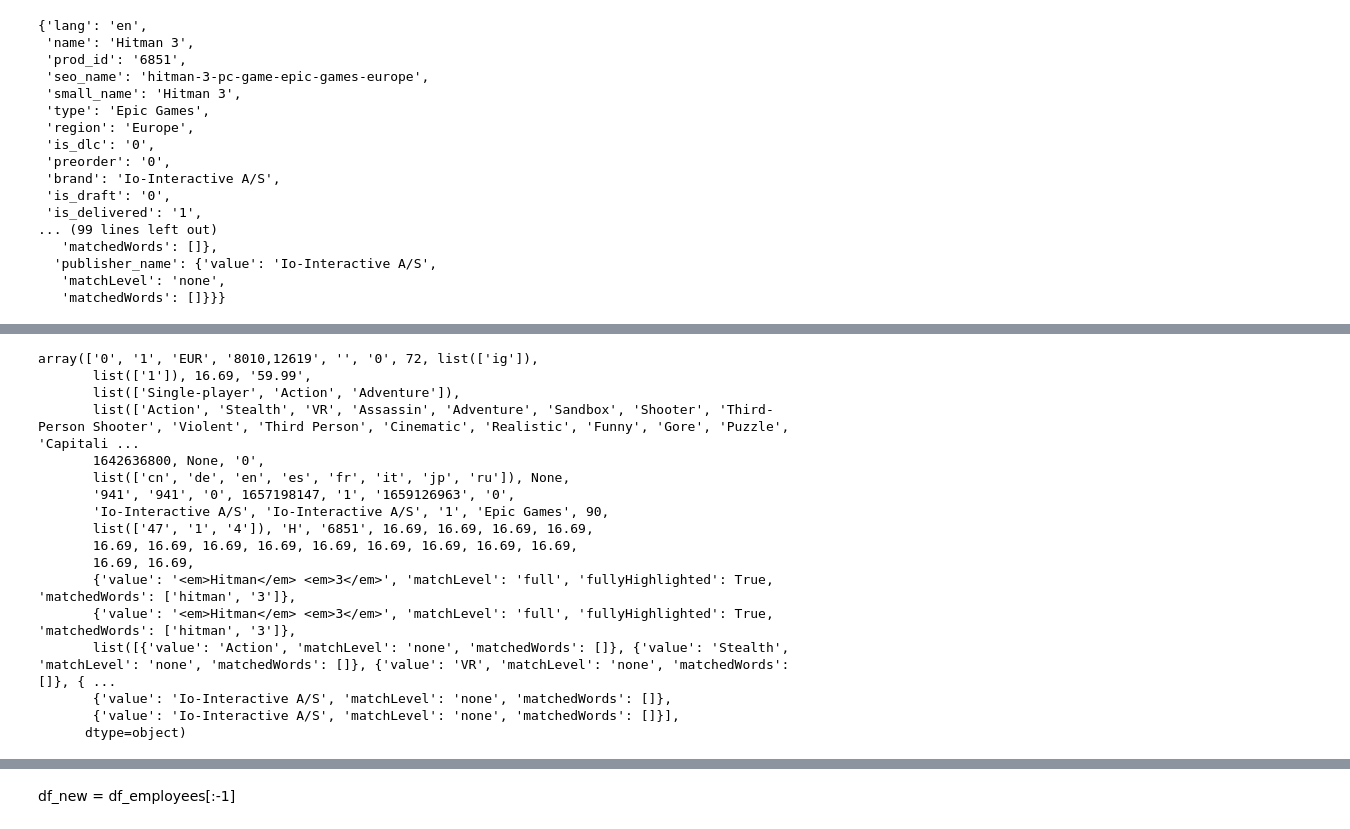
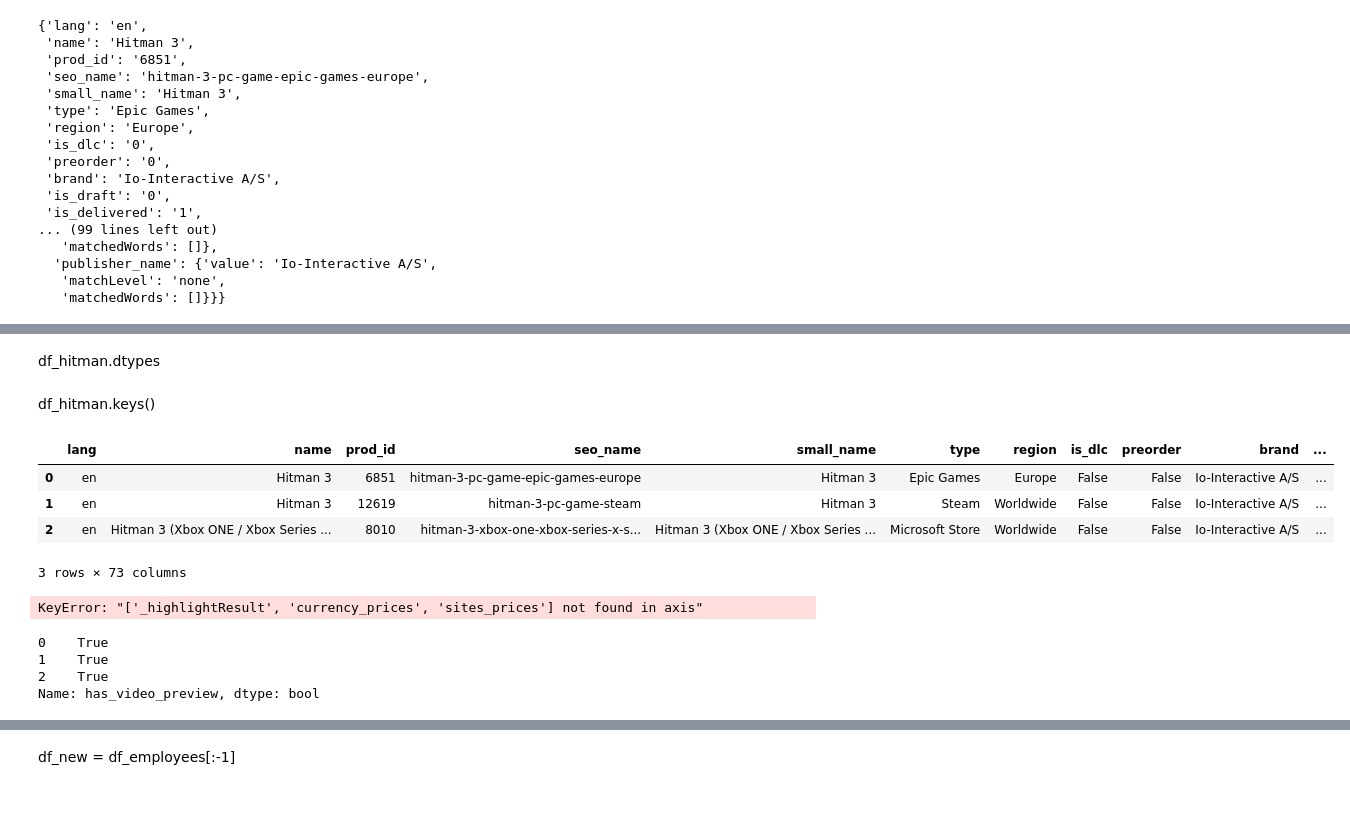
Before and after one commit to robboten/scraping_prices, a Jupyter notebook: ig_scrape.ipynb, the cells around one changed output, grey strips where cells are left out. Drawn from its saved outputs; the diff is of its cells as text; code cells hidden in the pictures; blank space fills up the shorter version.

Commit message:
data conversions

```diff
--- a/ig_scrape.ipynb
+++ b/ig_scrape.ipynb
@@ -75,24 +79,4 @@ dfh=df_hitman.astype({'sites':str,"platforms":str})
-# %%
-json_data=response.json()['hits']
-df_hitman_prices=pd.json_normalize(json_data,max_level=1)
-df_hitman_prices.dtypes
-
-df_hitman_prices.values[0][10:]
-# %% [output]
-array(['0', '1', 'EUR', '8010,12619', '', '0', 72, list(['ig']),
-       list(['1']), 16.69, '59.99',
-       list(['Single-player', 'Action', 'Adventure']),
-       list(['Action', 'Stealth', 'VR', 'Assassin', 'Adventure', 'Sandbox', 'Shooter', 'Third-Person Shooter', 'Violent', 'Third Person', 'Cinematic', 'Realistic', 'Funny', 'Gore', 'Puzzle', 'Capitali ...
-       1642636800, None, '0',
-       list(['cn', 'de', 'en', 'es', 'fr', 'it', 'jp', 'ru']), None,
-       '941', '941', '0', 1657198147, '1', '1659126963', '0',
-       'Io-Interactive A/S', 'Io-Interactive A/S', '1', 'Epic Games', 90,
-       list(['47', '1', '4']), 'H', '6851', 16.69, 16.69, 16.69, 16.69,
-       16.69, 16.69, 16.69, 16.69, 16.69, 16.69, 16.69, 16.69, 16.69,
-       16.69, 16.69,
-       {'value': '<em>Hitman</em> <em>3</em>', 'matchLevel': 'full', 'fullyHighlighted': True, 'matchedWords': ['hitman', '3']},
-       {'value': '<em>Hitman</em> <em>3</em>', 'matchLevel': 'full', 'fullyHighlighted': True, 'matchedWords': ['hitman', '3']},
-       list([{'value': 'Action', 'matchLevel': 'none', 'matchedWords': []}, {'value': 'Stealth', 'matchLevel': 'none', 'matchedWords': []}, {'value': 'VR', 'matchLevel': 'none', 'matchedWords': []}, { ...
-       {'value': 'Io-Interactive A/S', 'matchLevel': 'none', 'matchedWords': []},
-       {'value': 'Io-Interactive A/S', 'matchLevel': 'none', 'matchedWords': []}],
-      dtype=object)
+# %% [markdown]
+df_hitman.dtypes
+# %% [markdown]
+df_hitman.keys()
@@ -98,0 +99,50 @@ array(['0', '1', 'EUR', '8010,12619', '', '0', 72, list(['ig']),
+# %%
+columns_drop=[
+    '_highlightResult',
+    'currency_prices',
+    'sites_prices',
+    'developer_name',
+    'publisher_name'
+]
+
+is_bools=[
+    'is_dlc',
+    'preorder',
+    'is_draft',
+    'is_delivered',
+    'exclude_from_search',
+    'is_free_to_play',
+    'has_video_preview',
+    'is_prepaid',
+    'can_display_video_preview',
+    'promo'
+]
+def str2bool(val):
+    if val == "1":
+        return True
+    else:
+        return False
+
+for item in is_bools:
+    df_hitman[item]= df_hitman[item].apply(str2bool)
+
+df_hitman
+# %% [output]
+|  | lang | name | prod_id | seo_name | small_name | type | region | is_dlc | preorder | brand | ... |
+| 0 | en | Hitman 3 | 6851 | hitman-3-pc-game-epic-games-europe | Hitman 3 | Epic Games | Europe | False | False | Io-Interactive A/S | ... |
+| 1 | en | Hitman 3 | 12619 | hitman-3-pc-game-steam | Hitman 3 | Steam | Worldwide | False | False | Io-Interactive A/S | ... |
+| 2 | en | Hitman 3 (Xbox ONE / Xbox Series ... | 8010 | hitman-3-xbox-one-xbox-series-x-s... | Hitman 3 (Xbox ONE / Xbox Series ... | Microsoft Store | Worldwide | False | False | Io-Interactive A/S | ... |
+3 rows × 73 columns
+# %%
+for item in columns_drop:
+    df_hitman.drop(item,inplace=True,axis=1)
+# %% [output]
+KeyError: "['_highlightResult', 'currency_prices', 'sites_prices'] not found in axis"
+# %%
+
+df_hitman['has_video_preview']
+# %% [output]
+0    True
+1    True
+2    True
+Name: has_video_preview, dtype: bool
```
Also changed, not shown: parts of 17 cells of this notebook, 2 other files.
